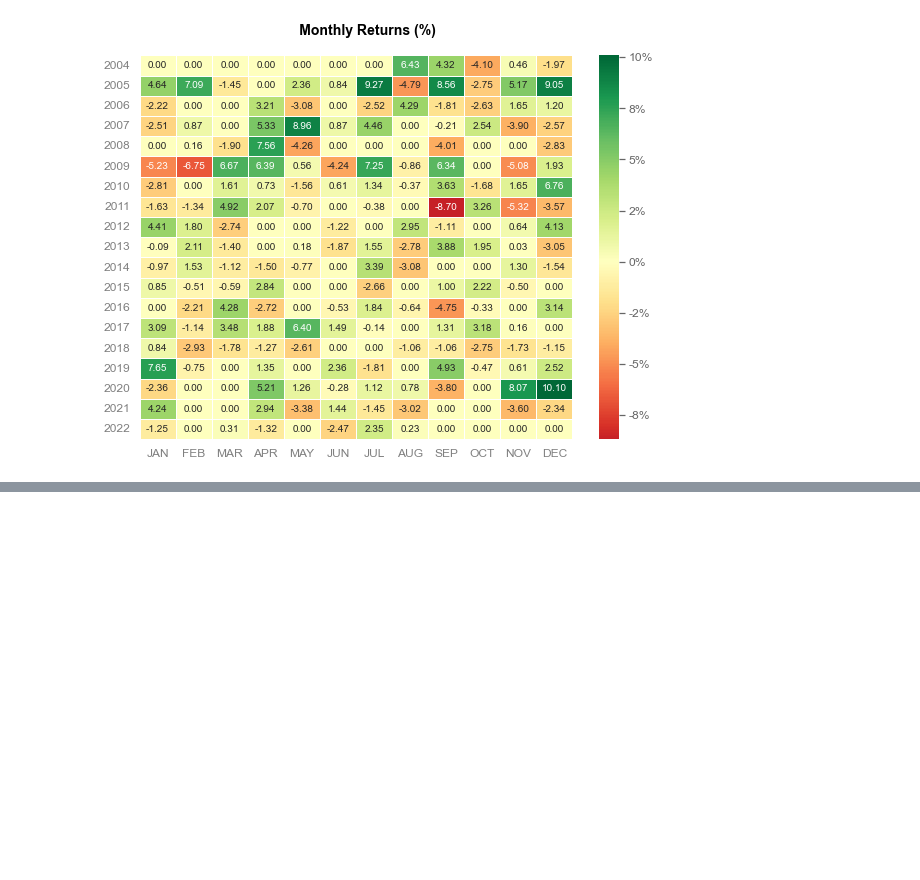
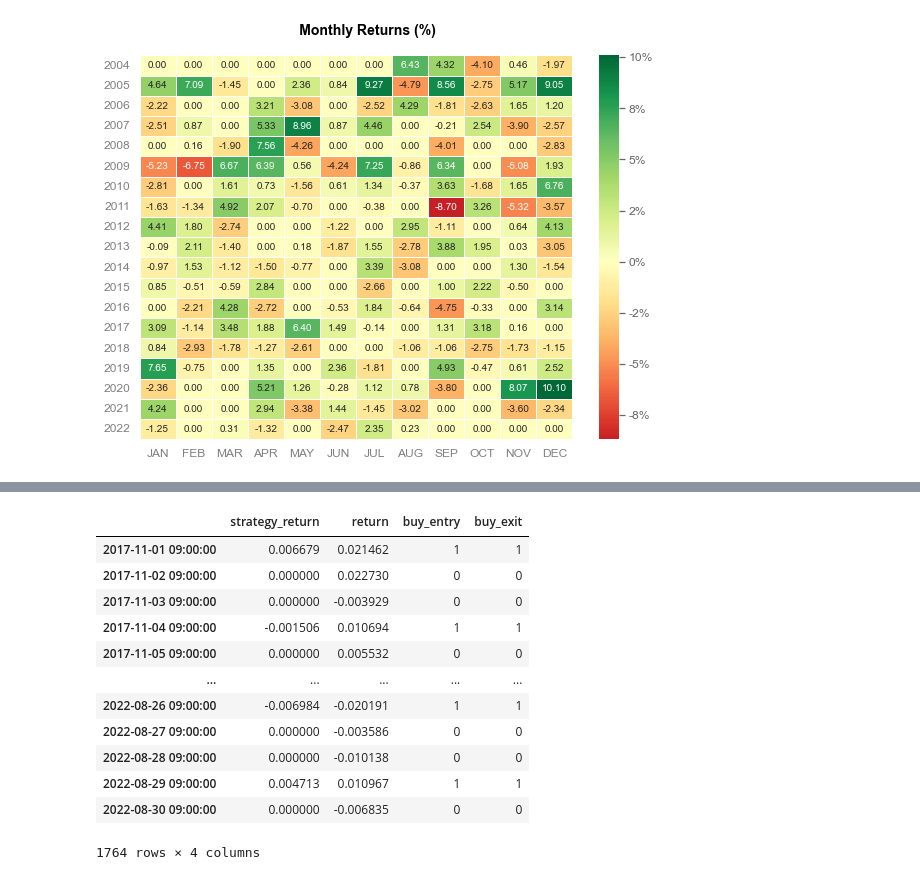
Before and after one commit to malkovich0/trading1, a Jupyter notebook: Backtest/Volatility Breakout.ipynb, the cells around one changed output, grey strips where cells are left out. Saved outputs shown, nothing was run; the diff lists cells and outputs as text; code cells hidden in the pictures; blank space fills up the shorter version.

```diff
--- a/Backtest/Volatility Breakout.ipynb
+++ b/Backtest/Volatility Breakout.ipynb
@@ -1343,21 +743,0 @@ data_raw_hourly_temp.groupby(['hour']).mean()
-# %%
-_delete_log_result()
-date_start = datetime(2017,10,1)
-date_end = datetime(2022,3,31)
-tickers = pyupbit.get_tickers(fiat="KRW")
-list_eroor_coin = []
-for code_coin in tqdm(tickers):
-    try:
-        data_raw_temp = define_data(date_start,date_end,code_coin)
-        case1 = Backtest(data_raw_temp,Strategy_Volatility)
-        case1.case_name = code_coin
-        case1.calculate_strategy()
-        case1.calculate_result()
-        # case1.plot_results()
-        case1.summary_results()
-        case1.simple_analyzer()
-        case1.add_log_result()
-    except:
-        list_eroor_coin.append(code_coin)
-print(list_eroor_coin)
-_return_log_result()
@@ -1404,0 +1143,20 @@ volume_filter, target_volume : 10**11
+# %%
+date_start1 = datetime(2017,11,1)
+# date_start2 = datetime(2022,1,1)
+# date_end1 = datetime(2021,12,31)
+date_end2 = datetime(2022,8,31)
+coin_code = 'KRW-BTC'
+start_time = 9
+
+# base 전략
+
+# for date_start, date_end in [(date_start1, date_end2), (date_start1, date_end1), (date_start2, date_end2)]:
+data_raw = define_data(date_start1-relativedelta(days=10),date_end2,coin_code,time_start=start_time,timeframe='hourly')
+
+case2 = Backtest(data_raw, Strategy_Volatility, strategy_list=[f'stoploss'])
+case2.trading_fee = 0.1
+case2.cal_strategy()
+case2.test_result = case2.test_result.loc[date_start1:date_end2]
+case2.cal_result()
+print(case2.analyze_result_cont())
+print(case2.analyze_result_ind())
@@ -1404,0 +1182,16 @@ volume_filter, target_volume : 10**11
+# %%
+case2.test_result
+# %% [output]
+|  | strategy_return | return | buy_entry | buy_exit |
+| 2017-11-01 09:00:00 | 0.006679 | 0.021462 | 1 | 1 |
+| 2017-11-02 09:00:00 | 0.000000 | 0.022730 | 0 | 0 |
+| 2017-11-03 09:00:00 | 0.000000 | -0.003929 | 0 | 0 |
+| 2017-11-04 09:00:00 | -0.001506 | 0.010694 | 1 | 1 |
+| 2017-11-05 09:00:00 | 0.000000 | 0.005532 | 0 | 0 |
+| ... | ... | ... | ... | ... |
+| 2022-08-26 09:00:00 | -0.006984 | -0.020191 | 1 | 1 |
+| 2022-08-27 09:00:00 | 0.000000 | -0.003586 | 0 | 0 |
+| 2022-08-28 09:00:00 | 0.000000 | -0.010138 | 0 | 0 |
+| 2022-08-29 09:00:00 | 0.004713 | 0.010967 | 1 | 1 |
+| 2022-08-30 09:00:00 | 0.000000 | -0.006835 | 0 | 0 |
+1764 rows × 4 columns
```
Also changed, not shown: parts of 67 cells of this notebook, 11 other files.
